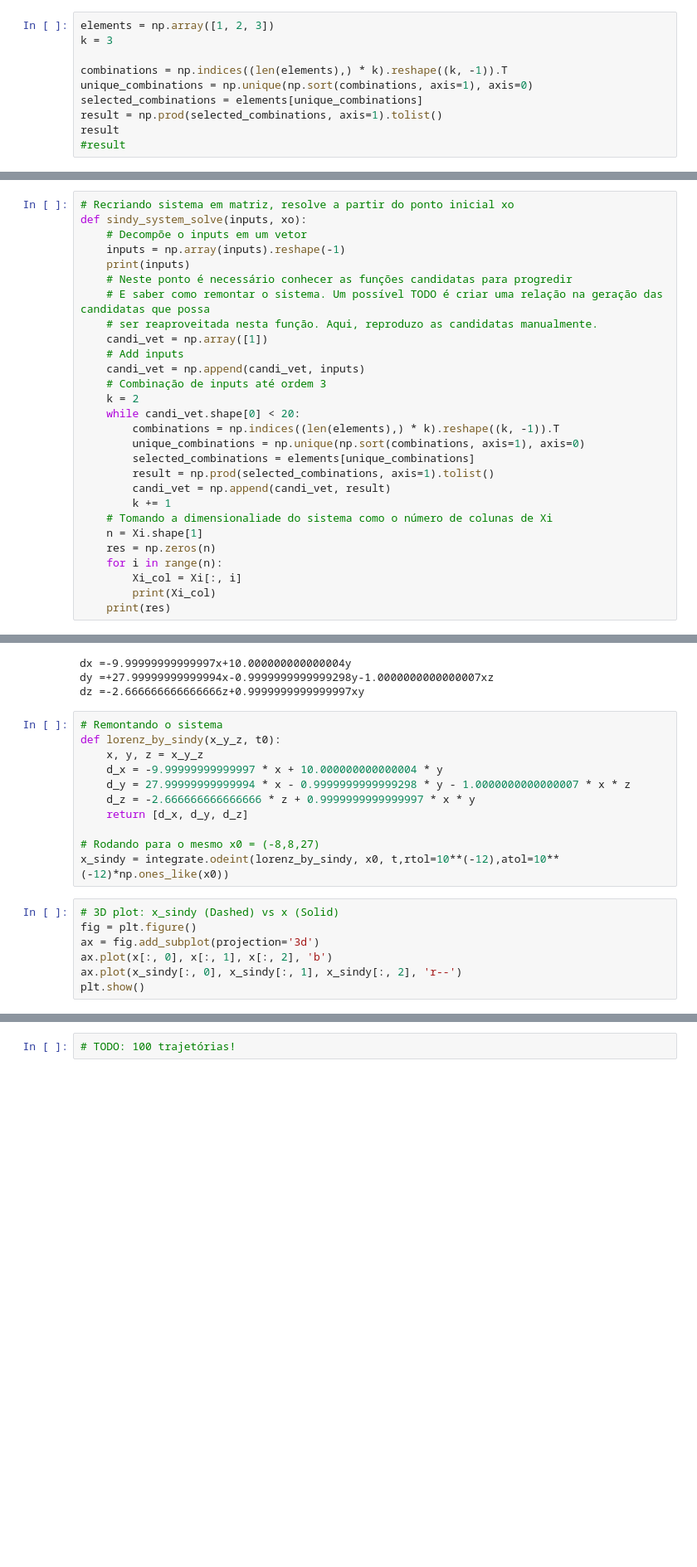
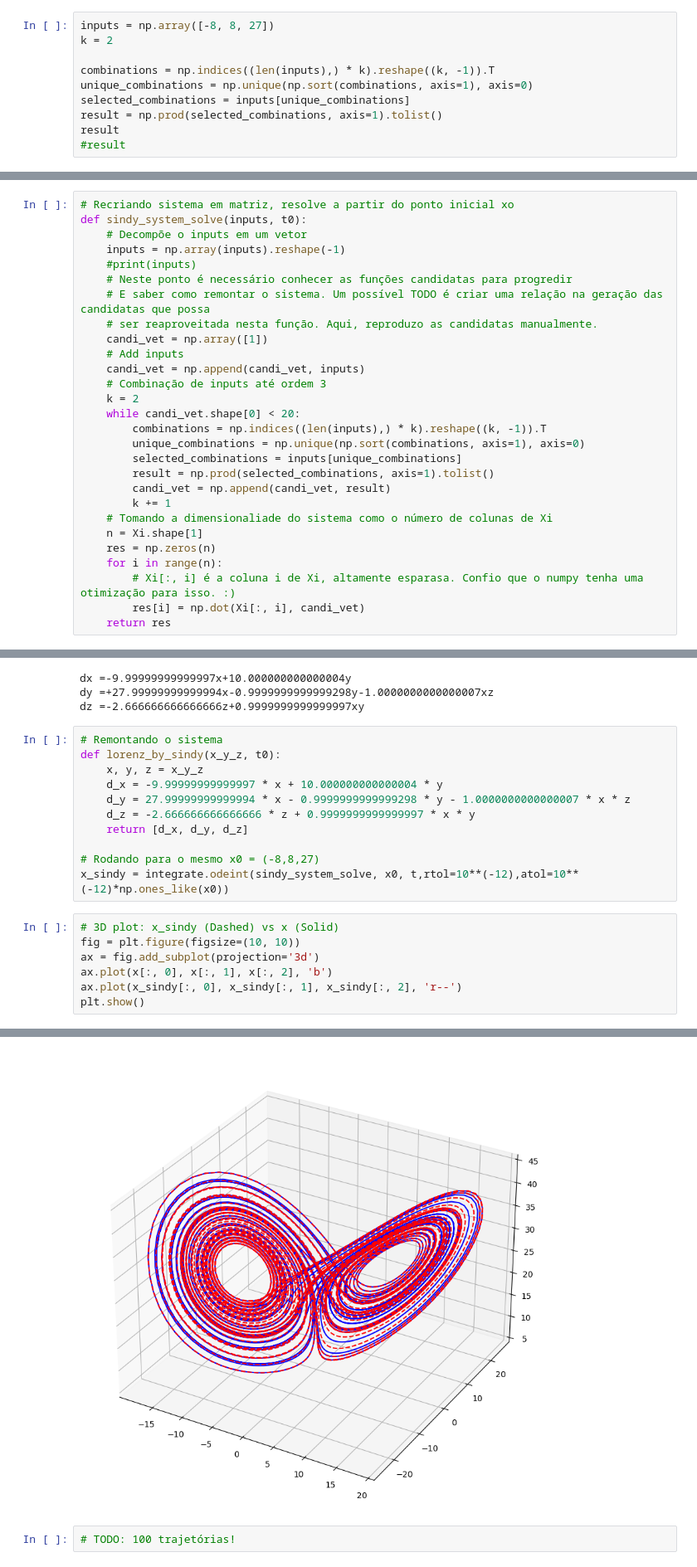
Before and after one commit to Salies/data-driven-des, a Jupyter notebook: testing.ipynb, the cells around one changed output, grey strips where cells are left out. Shown: that part at 83% size. Cells and saved outputs as stored; diff of their text form; blank space fills up the shorter version.

Commit message:
candidatos melhores

```diff
--- a/testing.ipynb
+++ b/testing.ipynb
@@ -371,10 +365,10 @@ array([[  0.        ,   0.        ,   0.        ],
 # %%
-elements = np.array([1, 2, 3])
-k = 3
+inputs = np.array([-8, 8, 27])
+k = 2
 
-combinations = np.indices((len(elements),) * k).reshape((k, -1)).T
+combinations = np.indices((len(inputs),) * k).reshape((k, -1)).T
 unique_combinations = np.unique(np.sort(combinations, axis=1), axis=0)
-selected_combinations = elements[unique_combinations]
+selected_combinations = inputs[unique_combinations]
 result = np.prod(selected_combinations, axis=1).tolist()
 result
 #result
@@ -383,9 +377,9 @@ result
 # %%
 # Recriando sistema em matriz, resolve a partir do ponto inicial xo
-def sindy_system_solve(inputs, xo):
+def sindy_system_solve(inputs, t0):
     # Decompõe o inputs em um vetor
     inputs = np.array(inputs).reshape(-1)
-    print(inputs)
+    #print(inputs)
     # Neste ponto é necessário conhecer as funções candidatas para progredir
     # E saber como remontar o sistema. Um possível TODO é criar uma relação na geração das candidatas que possa
     # ser reaproveitada nesta função. Aqui, reproduzo as candidatas manualmente.
@@ -395,9 +389,9 @@ def sindy_system_solve(inputs, xo):
     # Combinação de inputs até ordem 3
     k = 2
     while candi_vet.shape[0] < 20:
-        combinations = np.indices((len(elements),) * k).reshape((k, -1)).T
+        combinations = np.indices((len(inputs),) * k).reshape((k, -1)).T
         unique_combinations = np.unique(np.sort(combinations, axis=1), axis=0)
-        selected_combinations = elements[unique_combinations]
+        selected_combinations = inputs[unique_combinations]
         result = np.prod(selected_combinations, axis=1).tolist()
         candi_vet = np.append(candi_vet, result)
         k += 1
@@ -405,6 +399,6 @@ def sindy_system_solve(inputs, xo):
     n = Xi.shape[1]
     res = np.zeros(n)
     for i in range(n):
-        Xi_col = Xi[:, i]
-        print(Xi_col)
-    print(res)
+        # Xi[:, i] é a coluna i de Xi, altamente esparasa. Confio que o numpy tenha uma otimização para isso. :)
+        res[i] = np.dot(Xi[:, i], candi_vet)
+    return res
@@ -448,10 +431,10 @@ def lorenz_by_sindy(x_y_z, t0):
     return [d_x, d_y, d_z]
 
 # Rodando para o mesmo x0 = (-8,8,27)
-x_sindy = integrate.odeint(lorenz_by_sindy, x0, t,rtol=10**(-12),atol=10**(-12)*np.ones_like(x0))
+x_sindy = integrate.odeint(sindy_system_solve, x0, t,rtol=10**(-12),atol=10**(-12)*np.ones_like(x0))
 # %%
 # 3D plot: x_sindy (Dashed) vs x (Solid)
-fig = plt.figure()
+fig = plt.figure(figsize=(10, 10))
 ax = fig.add_subplot(projection='3d')
 ax.plot(x[:, 0], x[:, 1], x[:, 2], 'b')
 ax.plot(x_sindy[:, 0], x_sindy[:, 1], x_sindy[:, 2], 'r--')
@@ -461,2 +443,3 @@ ModuleNotFoundError: No module named 'matplotlib.backends'
+[figure, added]
 # %%
 # TODO: 100 trajetórias!
```
Also changed, not shown: parts of 5 cells of this notebook.
